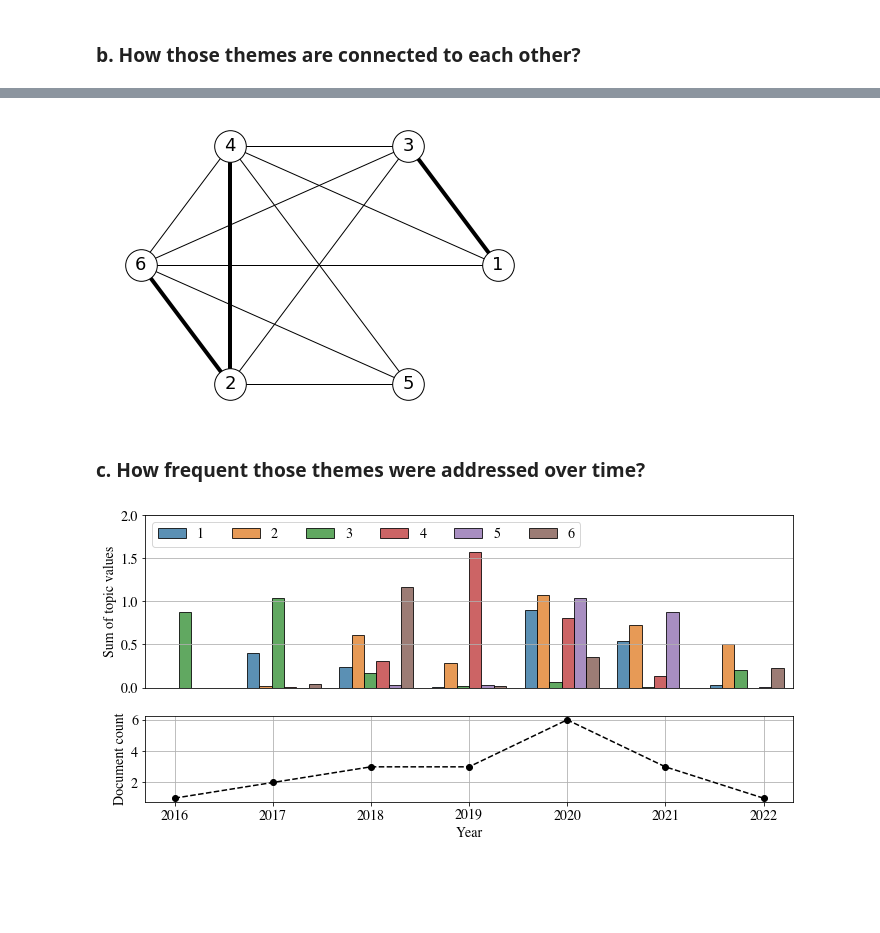
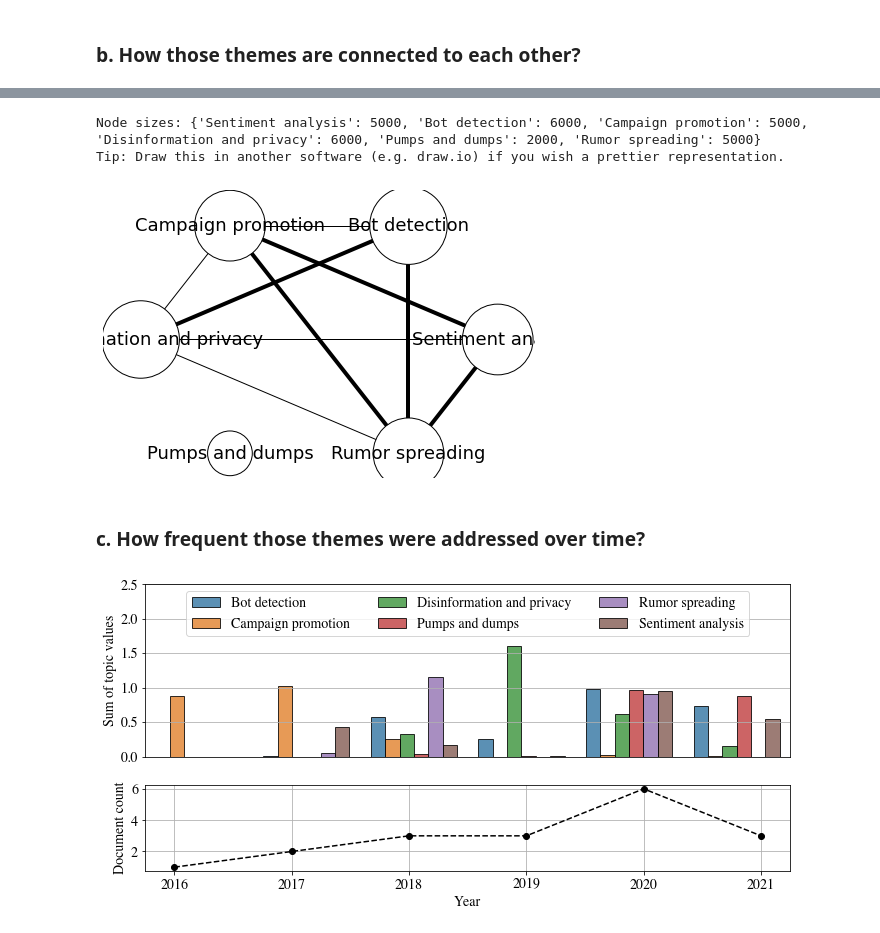
Before and after one commit to adaj/topic-modeling-scientific-literature, a Jupyter notebook: Topic modeling on scientific literature.ipynb, the cells around one changed output, grey strips where cells are left out. Drawn from its saved outputs; the diff is of its cells as text; code cells hidden in the pictures; blank space fills up the shorter version.

```diff
--- a/Topic modeling on scientific literature.ipynb
+++ b/Topic modeling on scientific literature.ipynb
@@ -96,0 +98,4 @@ for f in os.listdir(PDF_FOLDER):
+# %%
+documents, filenames, years = read_pdfs(PDF_FOLDER)
+
+print(f'{len(documents)} PDFs loaded as text.')
@@ -108,12 +121,14 @@ for doc in nlp.pipe(documents):
 ## Topic model
 # %%
 pipe = Pipeline([
-    ('tfidf', TfidfVectorizer(max_df=0.95, min_df=2,
-                              max_features=2000,
+    ('tfidf', TfidfVectorizer(max_df=0.90, min_df=2,
+                              max_features=1000,
                               stop_words=STOP_WORDS,
+                              token_pattern=r'(?u)\b[A-Za-z]+\b',
                               ngram_range=(1, 3))),
     ('topic_model', NMF(N_TOPICS,
-                        max_iter=1000))
+                        max_iter=1000,
+                        random_state=1))
 ])
 # %%
 pipe.fit(docs)
@@ -204,4 +226,17 @@ plt.show()
+# %%
+# Given SEED=0,
+
+TOPIC_LABELS = {
+    1: 'Sentiment analysis',
+    2: 'Bot detection',
+    3: 'Campaign promotion',
+    4: 'Disinformation and privacy',
+    5: 'Pumps and dumps',
+    6: 'Rumor spreading'
+}
 # %%
-docs_topics = pd.DataFrame(pipe.transform(docs), columns=list(range(1,N_TOPICS+1)))
+docs_topics = pd.DataFrame(pipe.transform(docs),
+                           columns=list(TOPIC_LABELS.values()),
+                           index=filenames)
 docs_topics
 # %% [output]
@@ -249,9 +293,14 @@ co_occurrences
 # %%
+#hide_input
+
 G = nx.Graph()
+
+nodes_sizes = {}
 for ix, i in co_occurrences.iterrows():
+    G.add_node(ix, color='black')
+    nodes_sizes[ix] = (docs_topics[ix]>CO_OCCURRENCE_THRESHOLD).sum()*1000
     for jx, val in i.iteritems():
-        if val>0:
-            G.add_edge(ix, jx,color='black',weight=val**2)
+        G.add_edge(ix, jx, color='black', weight=val**2)
 
 pos = nx.circular_layout(G)
 
@@ -259,41 +308,54 @@ edges = G.edges()
 colors = [G[u][v]['color'] for u,v in edges]
 weights = [G[u][v]['weight'] for u,v in edges]
 
+print('Node sizes:', nodes_sizes)
+nodes_sizes = [nodes_sizes[t] for t in list(G.nodes)]
+
 nx.draw(G, pos, edge_color=colors, width=weights, with_labels=True,
         node_color="white", edgecolors= "black",
-       font_size=18,
-       node_size=1000)
+        node_size=nodes_sizes,
+        font_size=18)
+
+print('Tip: Draw this in another software (e.g. draw.io) if you wish a prettier representation.')
 # %% [output]
+Node sizes: {'Sentiment analysis': 5000, 'Bot detection': 6000, 'Campaign promotion': 5000, 'Disinformation and privacy': 6000, 'Pumps and dumps': 2000, 'Rumor spreading': 5000}
+Tip: Draw this in another software (e.g. draw.io) if you wish a prettier representation.
-[figure, old version]
+[figure, new version]
 # %% [markdown]
 ### c. How frequent those themes were addressed over time?
 # %%
+#hide_input
 docs_topics2 = docs_topics.melt(var_name='Topic', value_name='Topic value')
 
 docs_topics2['Year'] = years*N_TOPICS
+docs_topics2 = docs_topics2.loc[docs_topics2['Year']<=2021]
+
 
 fig, ax = plt.subplots(nrows=2, figsize=(10,5),
                        gridspec_kw={'height_ratios': [2, 1]})
 
+# Plot the sum of topic values over time
 docs_topics3 = docs_topics2.groupby(['Topic', 'Year']).sum().reset_index()
 sns.barplot(data=docs_topics3, y='Topic value', x='Year', hue='Topic',
             ax=ax[0], alpha=.8, edgecolor='black',
-            order=['2016', '2017', '2018', '2019', '2020', '2021', '2022'])
+            order=[2016, 2017, 2018, 2019, 2020, 2021])
 
 ax[0].set_xticks([])
 ax[0].set_xlabel('')
-ax[0].set_ylim([0, 2])
+ax[0].set_ylim([0, 2.5])
 ax[0].set_ylabel('Sum of topic values')
 
-pd.Series(years).value_counts().sort_index().plot(ax=ax[1], color='black', linestyle='--', marker='o')
+# Plot the aggregated number of documents over time
+pd.Series(years).value_counts().drop(2022)\
+    .sort_index().plot(ax=ax[1], color='black', linestyle='--', marker='o')
 
-ax[0].legend(ncol=6, loc='upper left')
+ax[0].legend(ncol=3, loc='upper center')
 ax[0].grid()
 ax[1].grid()
 ax[1].set_ylabel('Document count')
 ax[1].set_xlabel('Year')
 
 fig.tight_layout()
 fig.savefig(os.path.join(OUTPUT_FOLDER, 'topics_over_time.png'), dpi=300)
 # %% [output]
-[figure, old version]
+[figure, new version]
```
Also changed, not shown: parts of 14 cells of this notebook, 6 other files.
